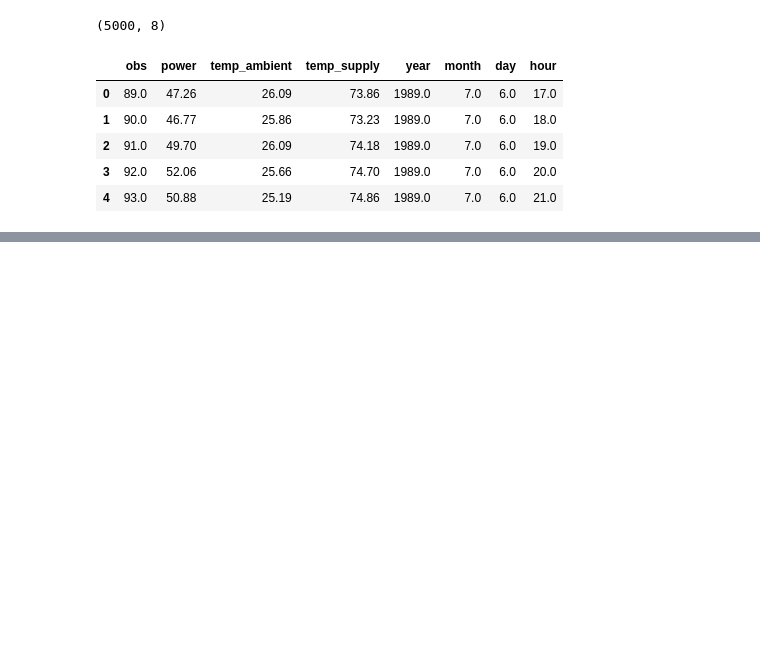
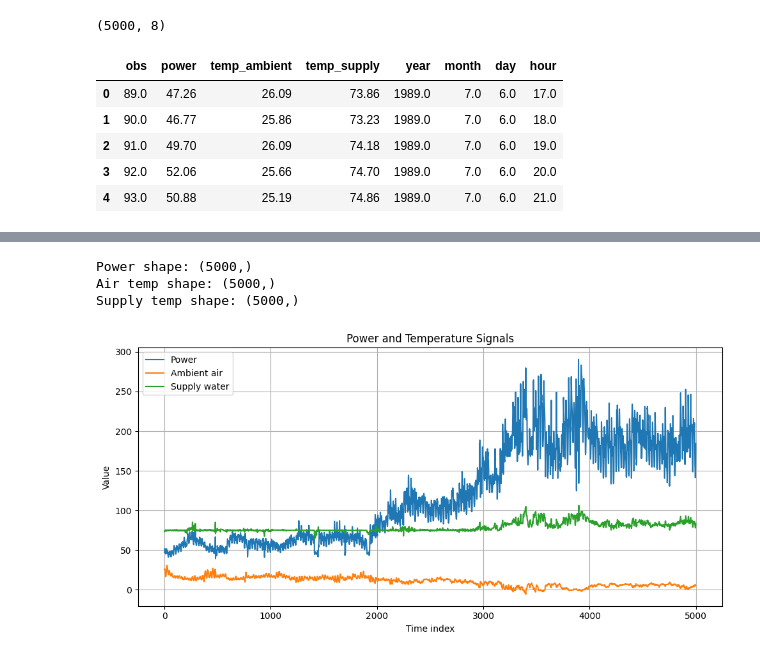
Before and after one commit to asifakhan09/MASM17-Time-series-analysis, a Jupyter notebook: Final Project/Asifa.ipynb, the cells around one changed output, grey strips where cells are left out. Drawn from its saved outputs; the diff is of its cells as text; code cells hidden in the pictures; blank space fills up the shorter version.

```diff
--- a/Final Project/Asifa.ipynb
+++ b/Final Project/Asifa.ipynb
@@ -79,0 +102,22 @@ plt.show()
+# %%
+print("Power shape:", power.shape)
+print("Air temp shape:", temp_air.shape)
+print("Supply temp shape:", temp_supply.shape)
+
+plt.figure(figsize=(10, 5))
+
+plt.plot(power, label="Power")
+plt.plot(temp_air, label="Ambient air")
+plt.plot(temp_supply, label="Supply water")
+
+plt.xlabel("Time index")
+plt.ylabel("Value")
+plt.title("Power and Temperature Signals")
+plt.legend()
+plt.tight_layout()
+plt.show()
+# %% [output]
+Power shape: (5000,)
+Air temp shape: (5000,)
+Supply temp shape: (5000,)
+[figure, added]
```
Also changed, not shown: parts of 17 cells of this notebook.
